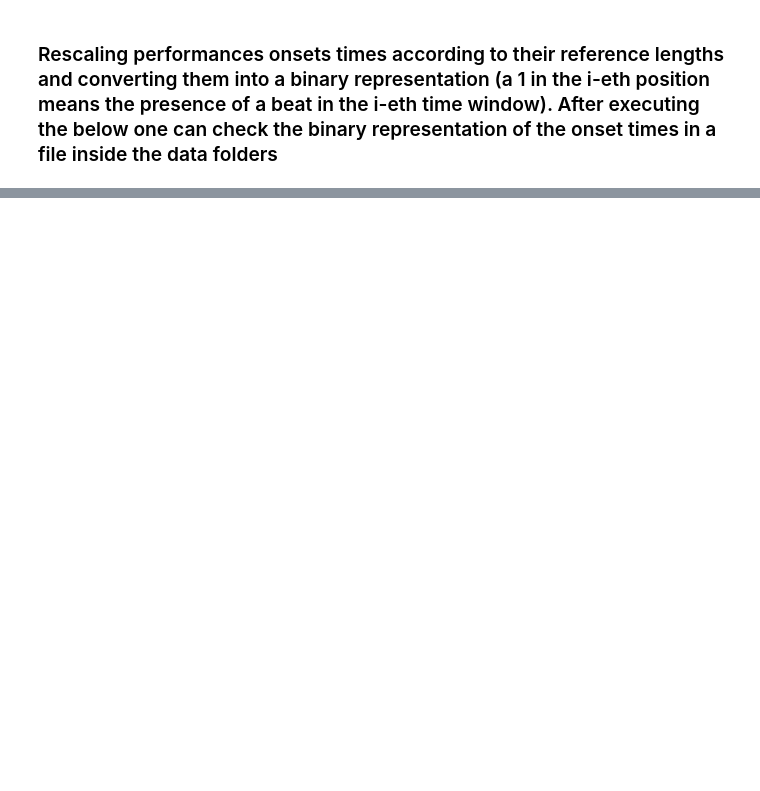
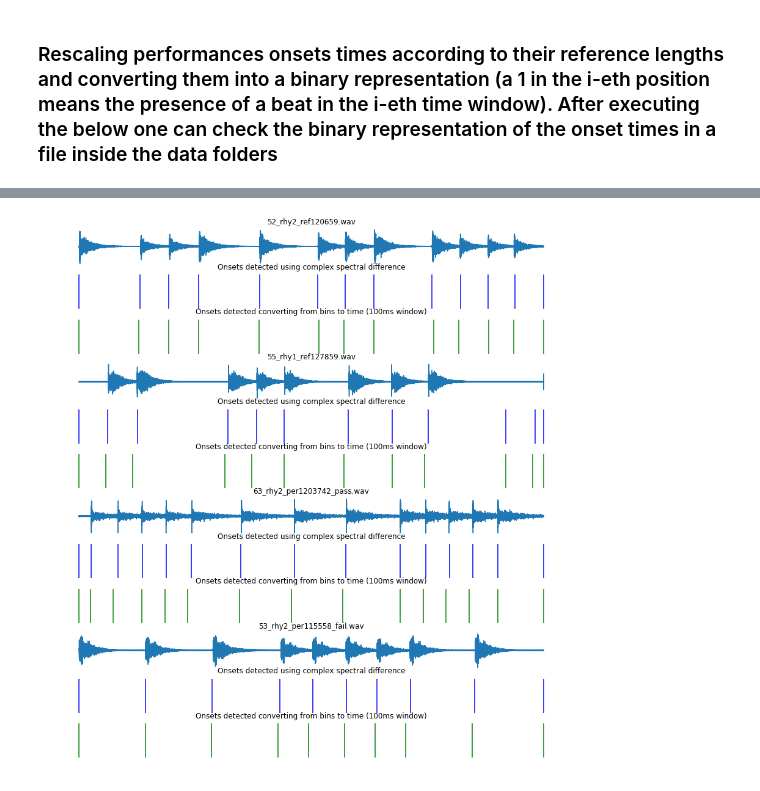
Before and after one commit to MTG/mast-rhythm-analysis, a Jupyter notebook: notebooks/PreProcessDataFromMASTDataset.ipynb, the cells around one changed output, grey strips where cells are left out. Drawn from its saved outputs; the diff is of its cells as text; code cells hidden in the pictures; blank space fills up the shorter version.

Commit message:
adding some visual outputs to check bins validity

```diff
--- a/notebooks/PreProcessDataFromMASTDataset.ipynb
+++ b/notebooks/PreProcessDataFromMASTDataset.ipynb
@@ -11,21 +11,23 @@ from essentia.standard import *
 from essentia import Pool, array
 
 import os
-import numpy
+import numpy as np
 import math
+import matplotlib.pyplot as plt
+
 
 SAMPLE_RATE = 44100
 WINDOW_SIZE = 1024
 HOP_SIZE = 512
 
 WINDOWING_METHOD = 'hann'
-ONSET_DETECTION_METHOD = 'hfc'
+ONSET_DETECTION_METHOD = 'complex'
 
 def _load_file_as_monophonic_waveform(file_path):
     fs = SAMPLE_RATE
 
     x = MonoLoader(filename = file_path, sampleRate = fs)()
-    return x/numpy.max(numpy.abs(x))
+    return x/np.max(np.abs(x))
 
 def _extract_onset_vectors(waveform):
     od_hfc = OnsetDetection(method=ONSET_DETECTION_METHOD)
@@ -174,0 +144,80 @@ print(performance_binary_onsets.read())
+# %%
+audio_samples = ['Only References/52_rhy2_ref120659.wav', 'Only References/55_rhy1_ref127859.wav',
+                'Only Performances/63_rhy2_per1203742_pass.wav', 'Only Performances/53_rhy2_per115558_fail.wav']
+
+# gets the audio index of an our auxiliar
+def get_audio_index(file, performance_type):
+    file_path = os.path.join(DATA_FOLDER, 'Only %ss' % performance_type.capitalize(), 'list%ss' % performance_type)
+    with open(file_path, 'r') as list_files:
+        files = [x.strip() for x in list_files.readlines()]
+        return files.index(file)
+
+
+def get_info(file, performance_type, info_file_format):
+    index = get_audio_index(file, performance_type)
+    file_path = os.path.join(DATA_FOLDER, 'Only %ss' % performance_type.capitalize(), info_file_format.format(performance_type.capitalize()))
+
+    with open(file_path, 'r') as scaling_infos:
+        scaling_info = scaling_infos.readlines()[index]
+        return [float(x) for x in scaling_info.split()]
+
+
+f, axarr = plt.subplots(len(audio_samples) * 3,1,figsize=(15, len(audio_samples)*4))
+idx = 0
+
+for audio in audio_samples:
+    file_name = audio.split('/')[1]
+
+    w = _load_file_as_monophonic_waveform(os.path.join(DATA_FOLDER, audio))
+
+    # filtering waveform to range from first to last onsets
+    scaling_info = get_info(file_name, 'reference' if 'ref' in file_name else 'performance', 'MAST Onsets [{}s] [SCALING DATA]')
+
+    # scaling_info[0] is the first onset. scaling_info[1] is the last one
+    w = w[scaling_info[0] * SAMPLE_RATE : scaling_info[1] * SAMPLE_RATE]
+
+    t=np.arange(len(w))
+
+    axarr[idx].plot(t,w)
+    axarr[idx].axis('off')
+    axarr[idx].set_title(file_name);
+
+    essentia_onsets = get_info(file_name, 'reference' if 'ref' in file_name else 'performance', 'MAST Onsets [{}s]')
+    # scaling essentia onsets so the first onset is in moment 0
+    essentia_onsets = [x - true_onsets[0] for x in essentia_onsets]
+
+    idx+=1
+
+    ## Plotting onsets computed by essentia
+
+    # I'm not plotting time domain since it varies between representations (the bins are scaled).
+    # what's really important is to check the organization of onsets. They must resemble
+
+    # axarr[idx].plot(t,zero_array)
+    axarr[idx].set_title('Onsets detected using complex spectral difference');
+    axarr[idx].axis('off')
+    axarr[idx].vlines(essentia_onsets, -1, 1, color='b')
+
+    ## Plotting onsets reconverted from bins
+    onset_bins = get_info(file_name, 'reference' if 'ref' in file_name else 'performance', 'MAST Onsets [{}s] [BINS]')
+
+    # Converting from bins to time according to window size (50ms)
+    bins_to_onsets = []
+    for i in range(len(onset_bins)):
+        # if there's a beat on that window
+        if onset_bins[i]:
+            bins_to_onsets.append((i * onset_bins[i]) * 0.05)
+
+    idx+=1
+
+    # I'm not plotting time domain since it varies between representations (the bin representation is scaled).
+    # what's really important is to check the organization of onsets
+
+    # axarr[idx].plot(t,zero_array)
+    axarr[idx].set_title('Onsets detected converting from bins to time (100ms window)');
+    axarr[idx].axis('off')
+    axarr[idx].vlines(bins_to_onsets, -1, 1, color='g')
+
+    idx+=1
+# %% [output]
+[figure, added]
```
Also changed, not shown: parts of 3 cells of this notebook.
